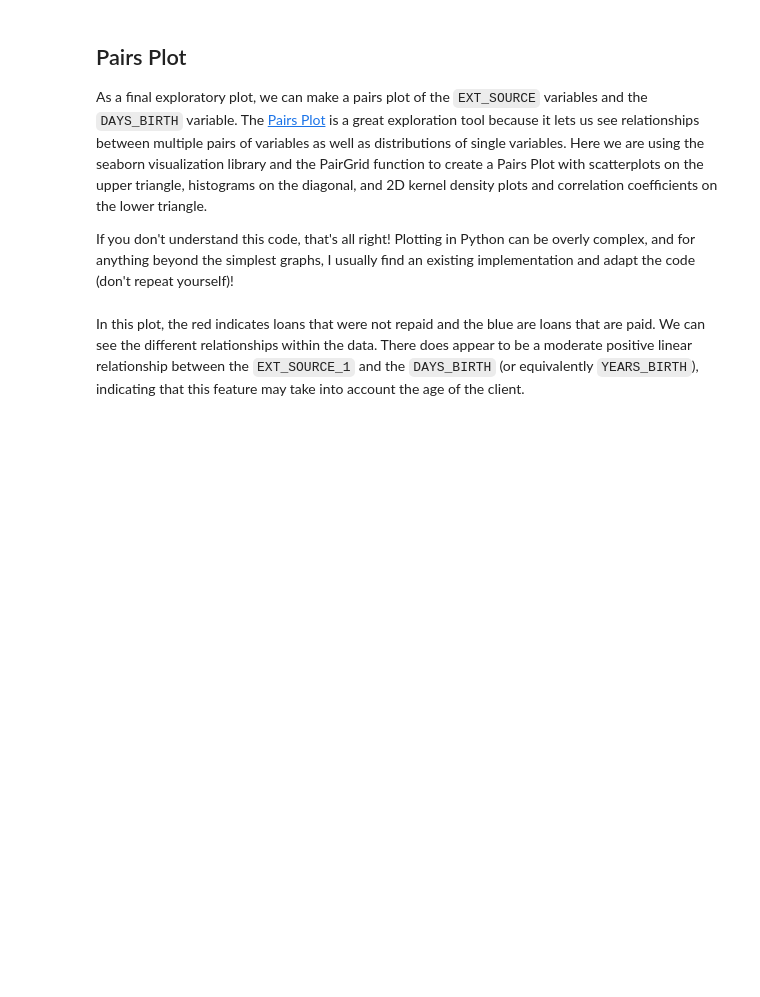
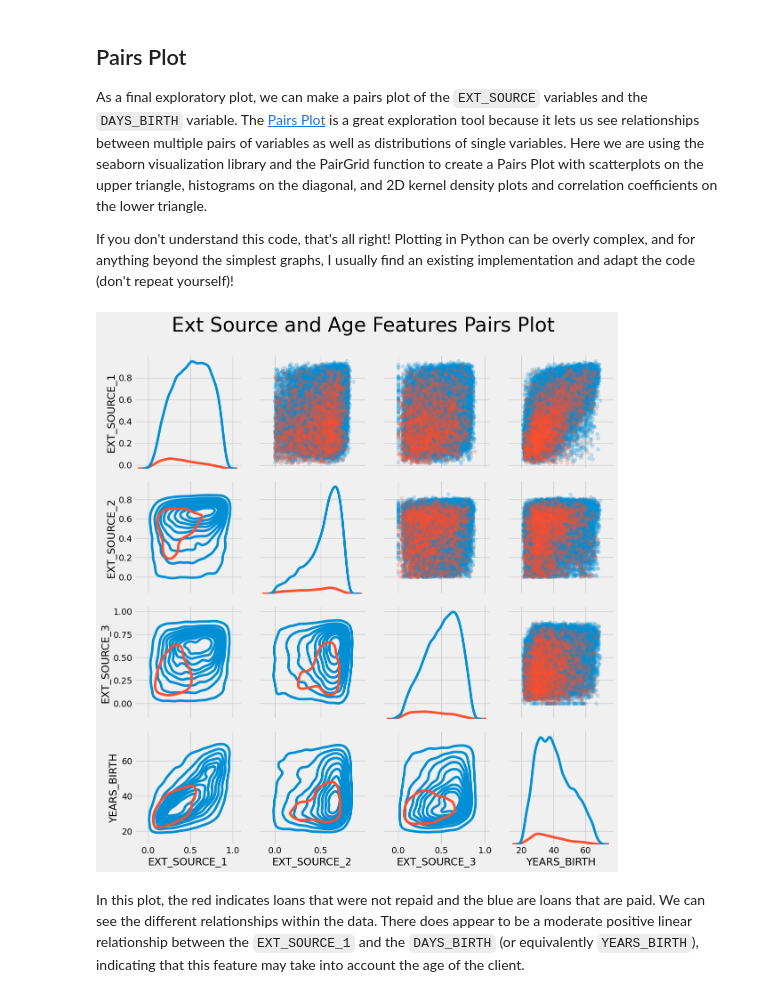
Before and after one commit to DominiqueCombray/Projet7, a Jupyter notebook: start-here-a-gentle-introduction.ipynb, the cells around one changed output. Drawn from its saved outputs; the diff is of its cells as text; code cells hidden in the pictures; blank space fills up the shorter version.

```diff
--- a/start-here-a-gentle-introduction.ipynb
+++ b/start-here-a-gentle-introduction.ipynb
@@ -96,6 +96,6 @@ FileNotFoundError: [Errno 2] No such file or directory: '../input/'
 # %%
 # Training data
-app_train = pd.read_csv('../input/application_train.csv')
+app_train = pd.read_csv('./input/application_train.csv')
 print('Training data shape: ', app_train.shape)
 app_train.head()
 # %% [output]
@@ -104,6 +111,6 @@ FileNotFoundError: [Errno 2] No such file or directory: '../input/application_tr
 The training data has 307511 observations (each one a separate loan) and 122 features (variables) including the `TARGET` (the label we want to predict).
 # %%
 # Testing data features
-app_test = pd.read_csv('../input/application_test.csv')
+app_test = pd.read_csv('./input/application_test.csv')
 print('Testing data shape: ', app_test.shape)
 app_test.head()
@@ -426,34 +592,37 @@ If you don't understand this code, that's all right! Plotting in Python can be o
 plot_data = ext_data.drop(columns = ['DAYS_BIRTH']).copy()
 
 # Add in the age of the client in years
 plot_data['YEARS_BIRTH'] = age_data['YEARS_BIRTH']
 
 # Drop na values and limit to first 100000 rows
 plot_data = plot_data.dropna().loc[:100000, :]
 
 # Function to calculate correlation coefficient between two columns
 def corr_func(x, y, **kwargs):
     r = np.corrcoef(x, y)[0][1]
     ax = plt.gca()
     ax.annotate("r = {:.2f}".format(r),
                 xy=(.2, .8), xycoords=ax.transAxes,
                 size = 20)
 
 # Create the pairgrid object
-grid = sns.PairGrid(data = plot_data, size = 3, diag_sharey=False,
+#grid = sns.PairGrid(data = plot_data, size = 3, diag_sharey=False,
+grid = sns.PairGrid(data = plot_data, height = 3, diag_sharey=False,
                     hue = 'TARGET',
                     vars = [x for x in list(plot_data.columns) if x != 'TARGET'])
 
 # Upper is a scatter plot
 grid.map_upper(plt.scatter, alpha = 0.2)
 
 # Diagonal is a histogram
 grid.map_diag(sns.kdeplot)
 
 # Bottom is density plot
 grid.map_lower(sns.kdeplot, cmap = plt.cm.OrRd_r);
 
 plt.suptitle('Ext Source and Age Features Pairs Plot', size = 32, y = 1.05);
+# %% [output]
+[figure, added]
 # %% [markdown]
 In this plot, the red indicates loans that were not repaid and the blue are loans that are paid. We can see the different relationships within the data. There does appear to be a moderate positive linear relationship between the `EXT_SOURCE_1` and the `DAYS_BIRTH` (or equivalently `YEARS_BIRTH`), indicating that this feature may take into account the age of the client.
 # %% [markdown]
```
Also changed, not shown: parts of 44 cells of this notebook, 5 other files.
